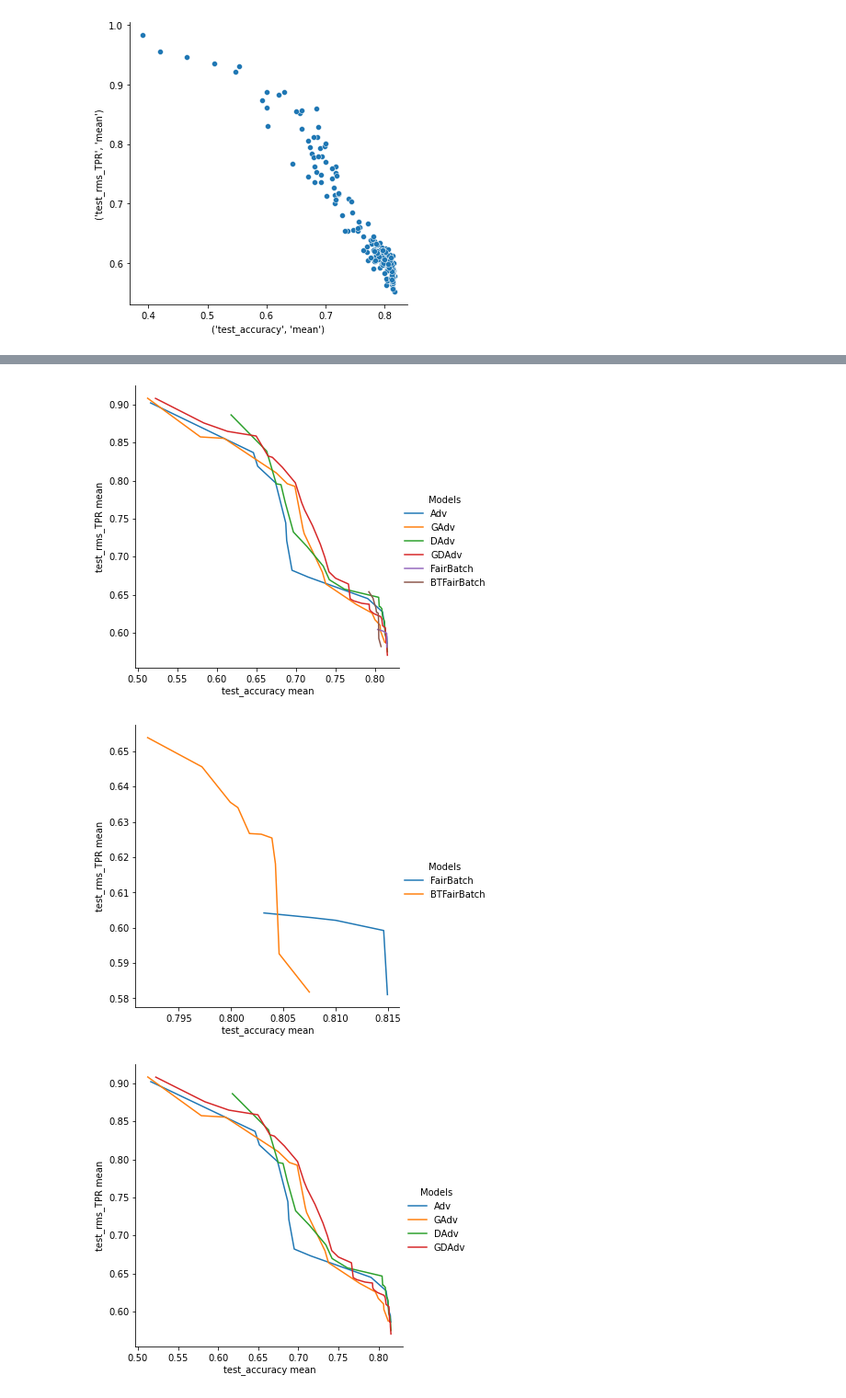
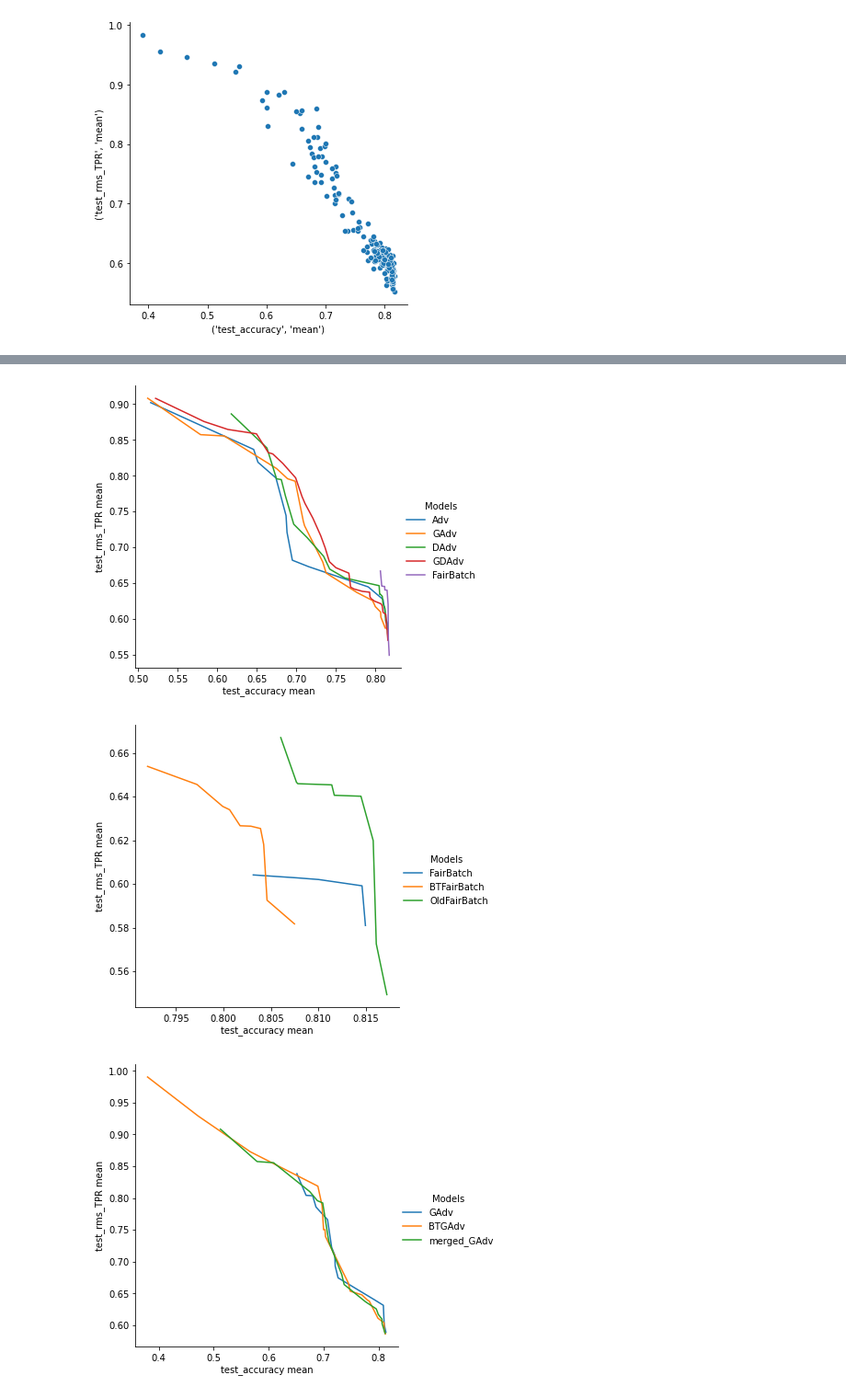
Before and after one commit to Libr-AI/fairlib, a Jupyter notebook: analysis/Bios_both_model_selection.ipynb, the cells around one changed output, grey strips where cells are left out. Shown at 92% size. Saved outputs shown, nothing was run; the diff lists cells and outputs as text; code cells hidden in the pictures.

Commit message:
update notebook for FairBatch and INLP

```diff
--- a/analysis/Bios_both_model_selection.ipynb
+++ b/analysis/Bios_both_model_selection.ipynb
@@ -206,8 +222,8 @@ _results_dict = {
     "GAdv": merged_GAdv,
     "DAdv": DAdv_df,
     "GDAdv": merged_GDAdv,
-    "FairBatch": FairBatch_df,
-    "BTFairBatch": BTFairBatch_df,
+    "FairBatch": OldFairBatch_df,
+    # "BTFairBatch": BTFairBatch_df,
 }
 
 _final_df = model_comparasion(
@@ -215,11 +231,12 @@ _final_df = model_comparasion(
     pareto_selection="test",
     )
 # %% [output]
-[figure, old version]
+[figure, new version]
 # %%
 _results_dict = {
     "FairBatch": FairBatch_df,
     "BTFairBatch": BTFairBatch_df,
+    "OldFairBatch":OldFairBatch_df,
 }
 
 _final_df = model_comparasion(
@@ -227,20 +244,22 @@ _final_df = model_comparasion(
     pareto_selection="test",
     )
 # %% [output]
-[figure, old version]
+[figure, new version]
 # %%
 _results_dict = {
-    "Adv": Adv_df,
-    "GAdv": merged_GAdv,
-    "DAdv": DAdv_df,
-    "GDAdv": merged_GDAdv,
-    # "FairBatch": FairBatch_df,
-    # "BTFairBatch": BTFairBatch_df,
+    # "Adv": Adv_df,
+    "GAdv": GAdv_df,
+    # "DAdv": DAdv_df,
+    # "GDAdv": GDAdv_df,
+    "BTGAdv": BTGAdv_df,
+    # "BTGDAdv": BTGDAdv_df,
+    # "merged_GDAdv": merged_GDAdv,
+    "merged_GAdv": merged_GAdv,
 }
 
 _final_df = model_comparasion(
     results_dict = _results_dict,
     pareto_selection="test",
     )
 # %% [output]
-[figure, old version]
+[figure, new version]
```
Also changed, not shown: parts of 4 cells of this notebook, 2 other files.
